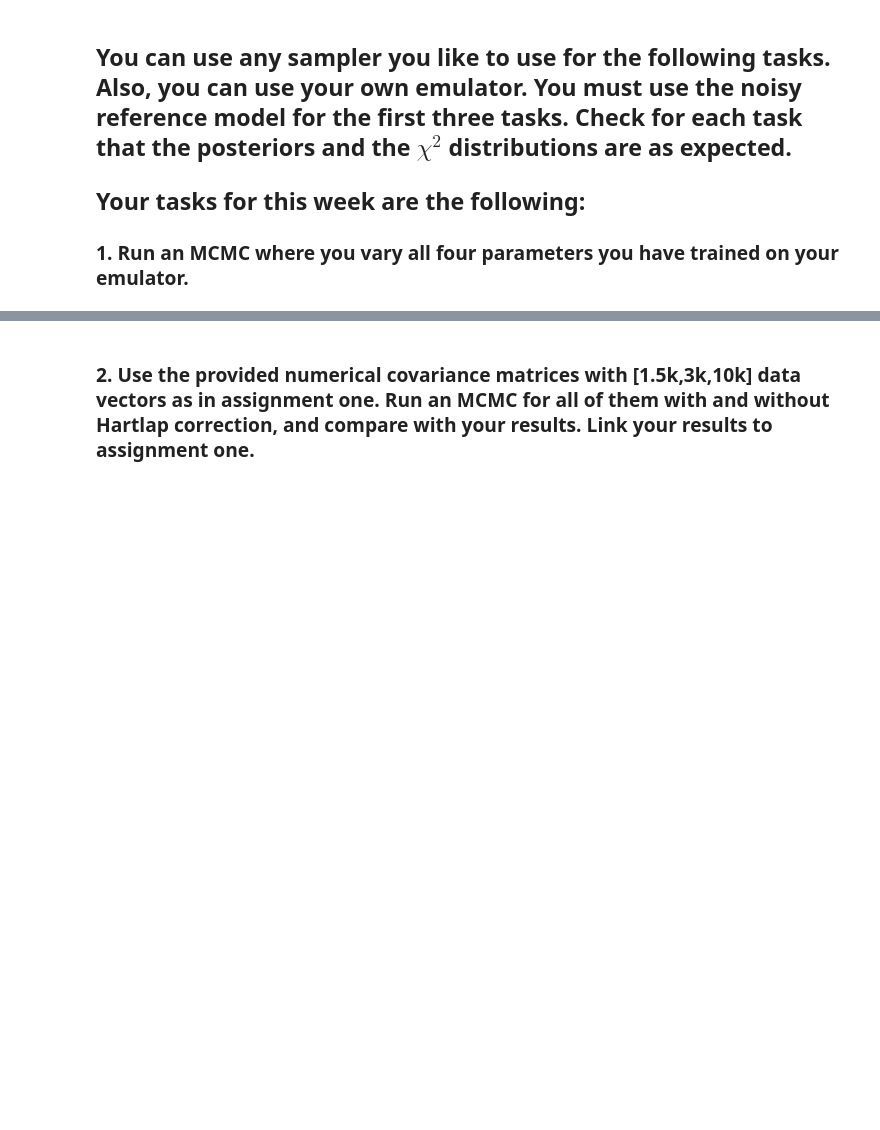
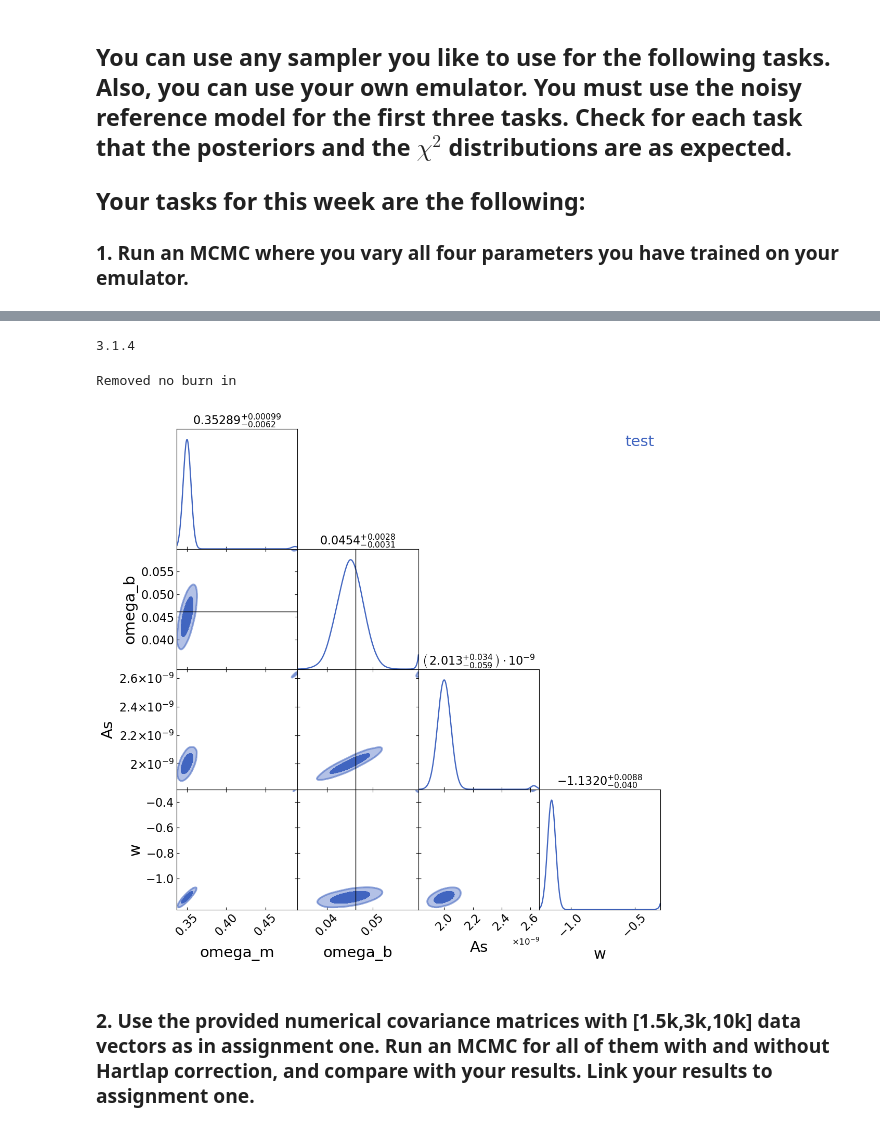
Before and after one commit to TheShak5/UWAstroStats, a Jupyter notebook: projects/2ptstat-analysis/assignments/assignment3_DarshakPatel.ipynb, the cells around one changed output, grey strips where cells are left out. Drawn from its saved outputs; the diff is of its cells as text; code cells hidden in the pictures; blank space fills up the shorter version.

Commit message:
yaay progress on A3?!?! :exclamation:

```diff
--- a/projects/2ptstat-analysis/assignments/assignment3_DarshakPatel.ipynb
+++ b/projects/2ptstat-analysis/assignments/assignment3_DarshakPatel.ipynb
@@ -35,3 +122,78 @@ cov_num_10000 = np.load('data_4_assignment3/cov_num_10000.npy')
+# %%
+print(emcee.__version__)
+p0 = start_position_lh_and_step_size(0)
+# %% [output]
+3.1.4
+# %%
+sampler = emcee.EnsembleSampler(nwalkers, ndim, calc_likelihood)
+sampler.run_mcmc(p0, total_steps, progress=True)
+
+samples_emcee = sampler.get_chain(discard=burning_steps,flat=True)
+np.save('data_4_assignment3/outputs_MCMC/MCMC_s1000_burn100_walk50_emcee',samples_emcee)
+log_prob_samples = sampler.get_log_prob(discard=burning_steps, flat=True)
+np.save('data_4_assignment3/outputs_MCMC/logp_s1000_burn100_walk50_emcee',log_prob_samples)
+# %%
+from getdist import plots, MCSamples, parampriors
+import getdist
+
+
+para_names =np.array(['omega_m', 'omega_b', 'As', 'w'])#[[0,2]]
+param_names_latex = [r'$\Omega_\mathrm{m}$', r'$\Omega_\mathrm{b}$', r'$A_\mathrm{s}$',r'$w$']
+
+parameters = np.load('data_4_assignment2/parameters.npz')
+parameters.keys()
+para_priors = {}
+para_priors_low = {}
+para_priors_up = {}
+for name in para_names:
+    para_priors[name] = [np.min(parameters[name]),np.max(parameters[name])]
+    para_priors_low[name] = np.min(parameters[name])
+    para_priors_up[name] = np.max(parameters[name])
+
+
+samples_getdist = MCSamples(samples=samples_emcee,names = para_names, ranges = para_priors, settings={'smooth_scale_2D': 0.3, 'smooth_scale_1D': 0.3})
+
+
+colors = ['lightcoral', 'royalblue', 'orange']
+bright = ['#4477AA', '#EE6677', '#228833', '#CCBB44', '#66CCEE', '#AA3377', '#BBBBBB']
+retro = ['#4165c0', '#e770a2', '#5ac3be', '#696969', '#f79a1e', '#ba7dcd']
+
+g = plots.get_subplot_plotter(width_inch=12)
+g.settings.axis_marker_lw = 1.0
+g.settings.axis_marker_ls = '-'
+g.settings.title_limit_labels = False
+g.settings.axis_marker_color = 'k'
+g.settings.legend_colored_text = True
+g.settings.figure_legend_frame = False
+g.settings.linewidth = 2.0
+g.settings.linewidth_contour = 3.0
+g.settings.legend_fontsize = 22
+g.settings.axes_fontsize = 17
+g.settings.axes_labelsize = 22
+g.settings.axis_tick_x_rotation = 45
+g.settings.axis_tick_max_labels = 6
+g.settings.solid_colors = retro
+
+priors = parampriors.ParamBounds()
+# priors.names = para_names
+# priors.lower = para_priors_low
+# priors.upper = para_priors_up
+
+g.triangle_plot(
+    roots=[samples_getdist],
+    filled=True,
+    legend_loc='upper right',
+    legend_labels = ['test'],
+    title_limit=1,
+    # upper_roots=[1,2,0],
+    # param_limits=para_priors,
+    markers=reference_params,
+)
+
+plt.savefig('plots_4_assignment3/MCMC_test.jpg',dpi=400, bbox_inches='tight')
+# %% [output]
+Removed no burn in
+[figure, added]
 # %% [markdown]
 ### 2. Use the provided numerical covariance matrices with [1.5k,3k,10k] data vectors as in assignment one. Run an MCMC for all of them with and without Hartlap correction, and compare with your results. Link your results to assignment one.
 # %% [markdown]
```
Also changed, not shown: parts of 7 cells of this notebook, 4 other files.
